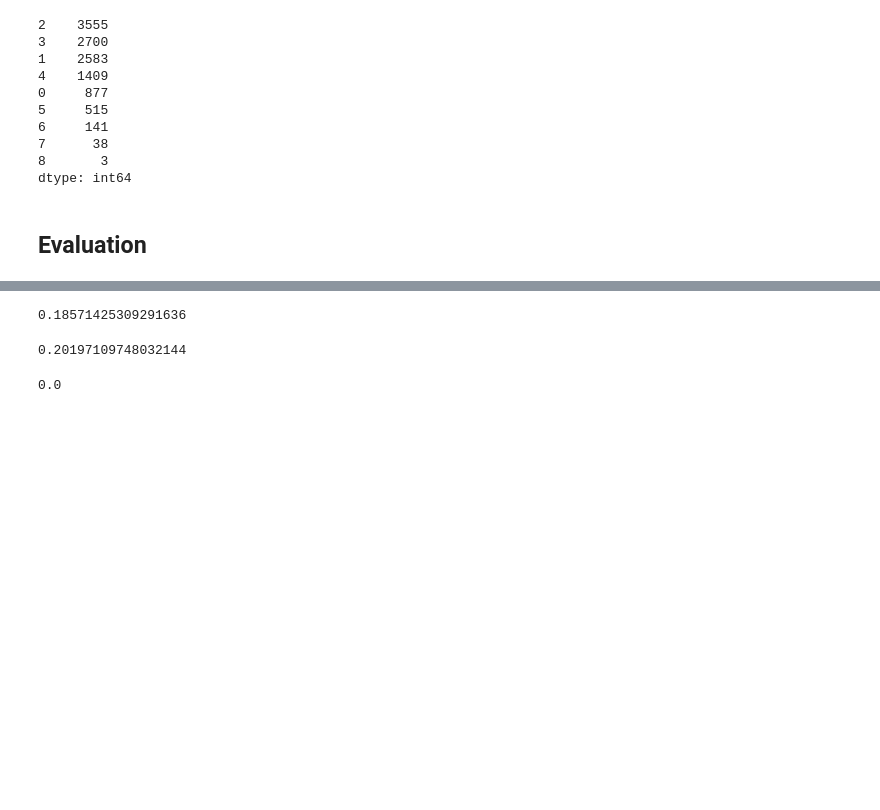
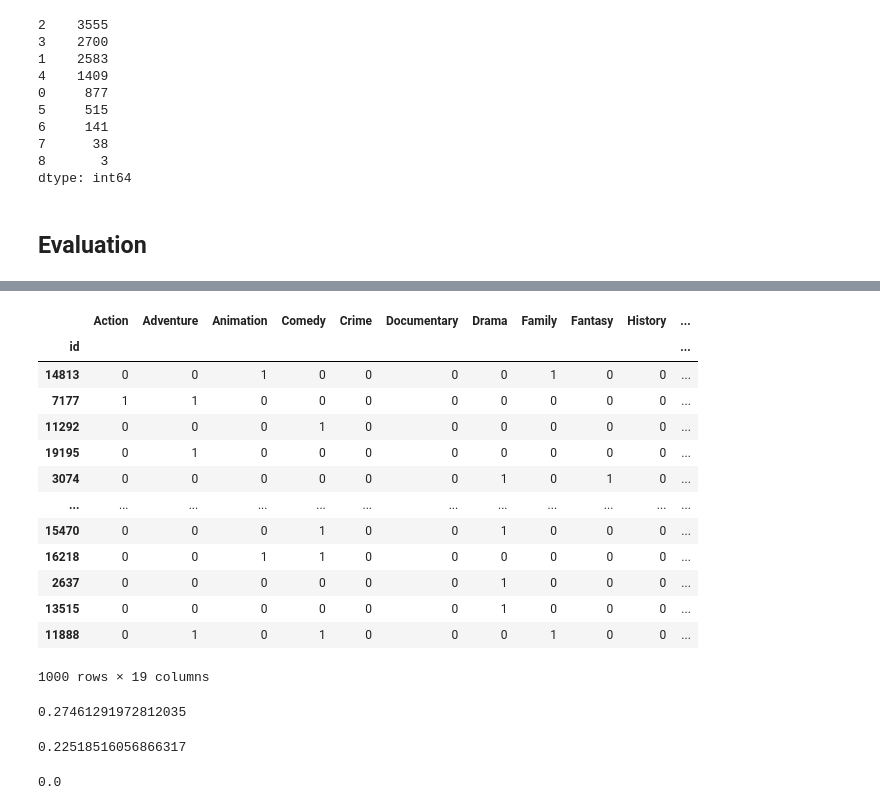
Before and after one commit to clstaudt/movie-poster-classifier, a Jupyter notebook: notebooks/model-dummy.ipynb, the cells around one changed output, grey strips where cells are left out. Saved outputs shown, nothing was run; the diff lists cells and outputs as text; code cells hidden in the pictures; blank space fills up the shorter version.

```diff
--- a/notebooks/model-dummy.ipynb
+++ b/notebooks/model-dummy.ipynb
@@ -105,3 +105,5 @@ Y_pred.sum(axis="columns").value_counts()
 dtype: int64
 # %% [markdown]
 ## Evaluation
+# %%
+movies_test = catalog.load("movies_test")
@@ -107,0 +129,18 @@ dtype: int64
+# %%
+genres = movies_test[movies_test.columns[3:]]
+genres
+# %% [output]
+|  | Action | Adventure | Animation | Comedy | Crime | Documentary | Drama | Family | Fantasy | History | ... |
+| id |  |  |  |  |  |  |  |  |  |  | ... |
+| 14813 | 0 | 0 | 1 | 0 | 0 | 0 | 0 | 1 | 0 | 0 | ... |
+| 7177 | 1 | 1 | 0 | 0 | 0 | 0 | 0 | 0 | 0 | 0 | ... |
+| 11292 | 0 | 0 | 0 | 1 | 0 | 0 | 0 | 0 | 0 | 0 | ... |
+| 19195 | 0 | 1 | 0 | 0 | 0 | 0 | 0 | 0 | 0 | 0 | ... |
+| 3074 | 0 | 0 | 0 | 0 | 0 | 0 | 1 | 0 | 1 | 0 | ... |
+| ... | ... | ... | ... | ... | ... | ... | ... | ... | ... | ... | ... |
+| 15470 | 0 | 0 | 0 | 1 | 0 | 0 | 1 | 0 | 0 | 0 | ... |
+| 16218 | 0 | 0 | 1 | 1 | 0 | 0 | 0 | 0 | 0 | 0 | ... |
+| 2637 | 0 | 0 | 0 | 0 | 0 | 0 | 1 | 0 | 0 | 0 | ... |
+| 13515 | 0 | 0 | 0 | 0 | 0 | 0 | 1 | 0 | 0 | 0 | ... |
+| 11888 | 0 | 1 | 0 | 1 | 0 | 0 | 0 | 1 | 0 | 0 | ... |
+1000 rows × 19 columns
@@ -111,23 +154,23 @@ cv = 5
 # %%
 cross_val_score(
     DummyClassifier(strategy="uniform"),
-    posters,
-    genre_labels,
+    X_test,
+    Y_test,
     scoring=scoring,
     cv=cv,
 ).mean()
 # %% [output]
-0.18571425309291636
+0.27461291972812035
 # %%
 cross_val_score(
     DummyClassifier(strategy="stratified"),
-    posters,
-    genre_labels,
+    X_test,
+    Y_test,
     scoring=scoring,
     cv=cv,
 ).mean()
 # %% [output]
-0.20197109748032144
+0.22518516056866317
 # %%
 cross_val_score(
     DummyClassifier(strategy="most_frequent"),
```
Also changed, not shown: parts of 6 cells of this notebook, 4 other files.
